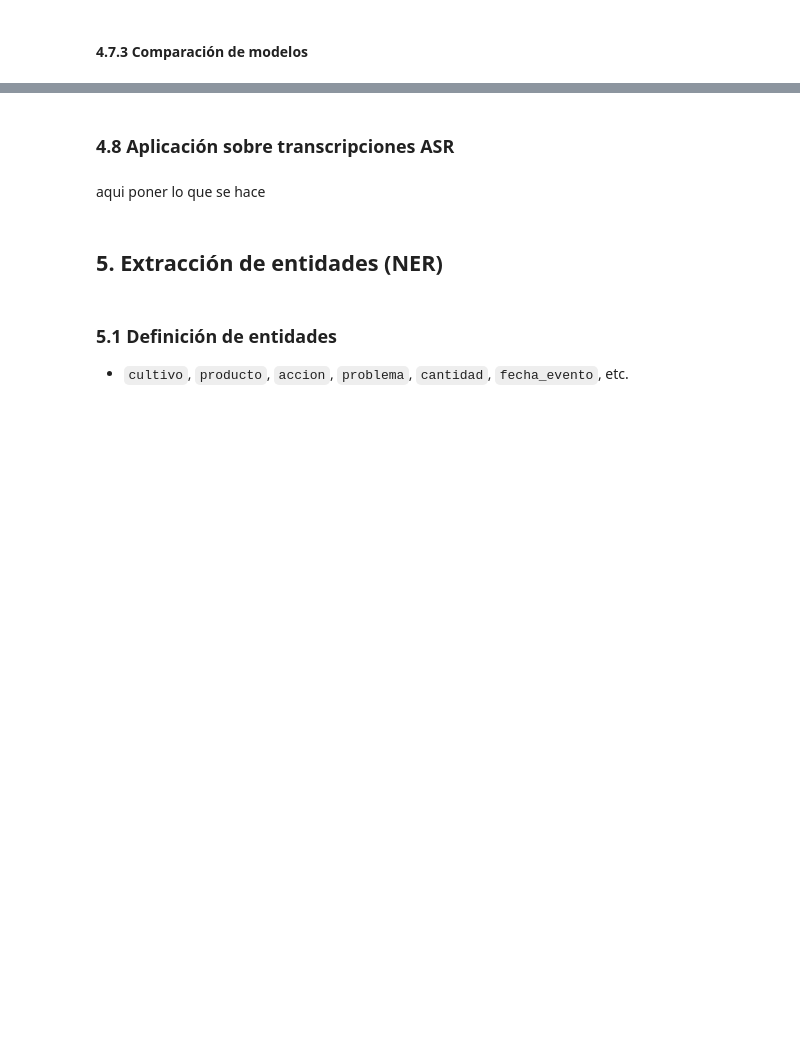
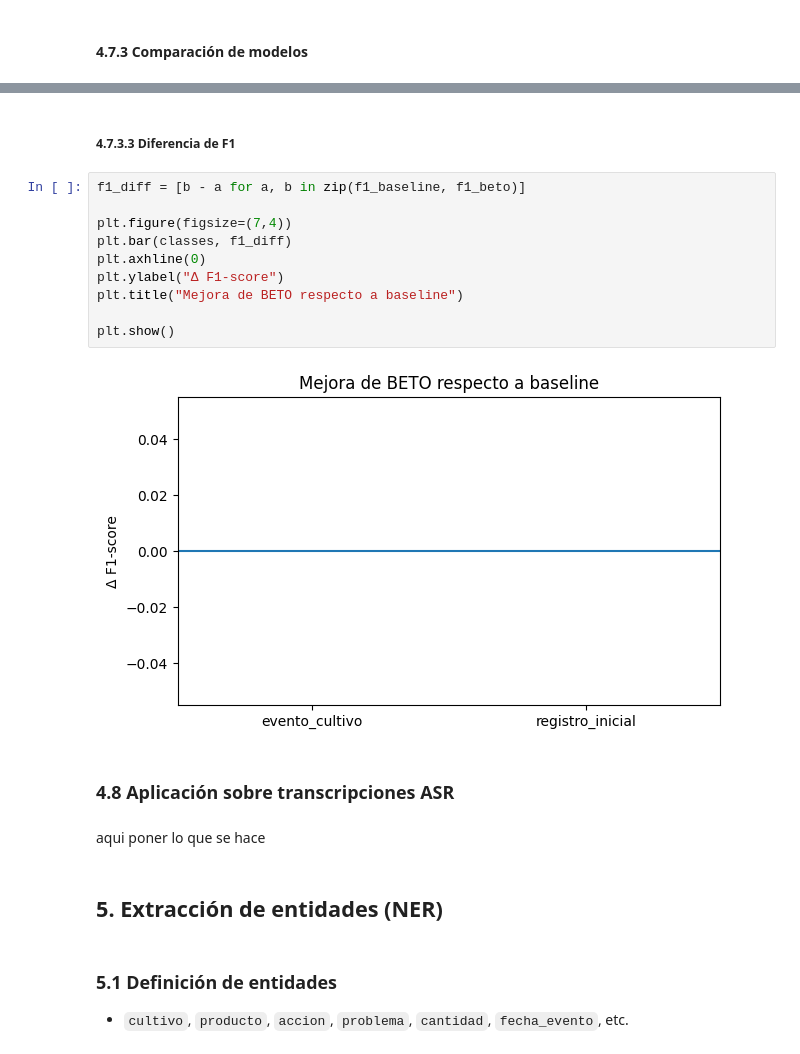
Before and after one commit to JMPinillos/agri-voice-ai, a Jupyter notebook: notebooks/03_nlp_processing/nlp_processing.ipynb, the cells around one changed output, grey strips where cells are left out. Saved outputs shown, nothing was run; the diff lists cells and outputs as text; blank space fills up the shorter version.

```diff
--- a/notebooks/03_nlp_processing/nlp_processing.ipynb
+++ b/notebooks/03_nlp_processing/nlp_processing.ipynb
@@ -531,3 +613,17 @@ En esta fase preliminar, los resultados deben interpretarse con cautela debido a
+# %% [markdown]
+##### 4.7.3.3 Diferencia de F1
+# %%
+f1_diff = [b - a for a, b in zip(f1_baseline, f1_beto)]
+
+plt.figure(figsize=(7,4))
+plt.bar(classes, f1_diff)
+plt.axhline(0)
+plt.ylabel("Δ F1-score")
+plt.title("Mejora de BETO respecto a baseline")
+
+plt.show()
+# %% [output]
+[figure, added]
 # %% [markdown]
 ### 4.8 Aplicación sobre transcripciones ASR
 # %% [markdown]
```
Also changed, not shown: parts of 23 cells of this notebook, 1 other file.
